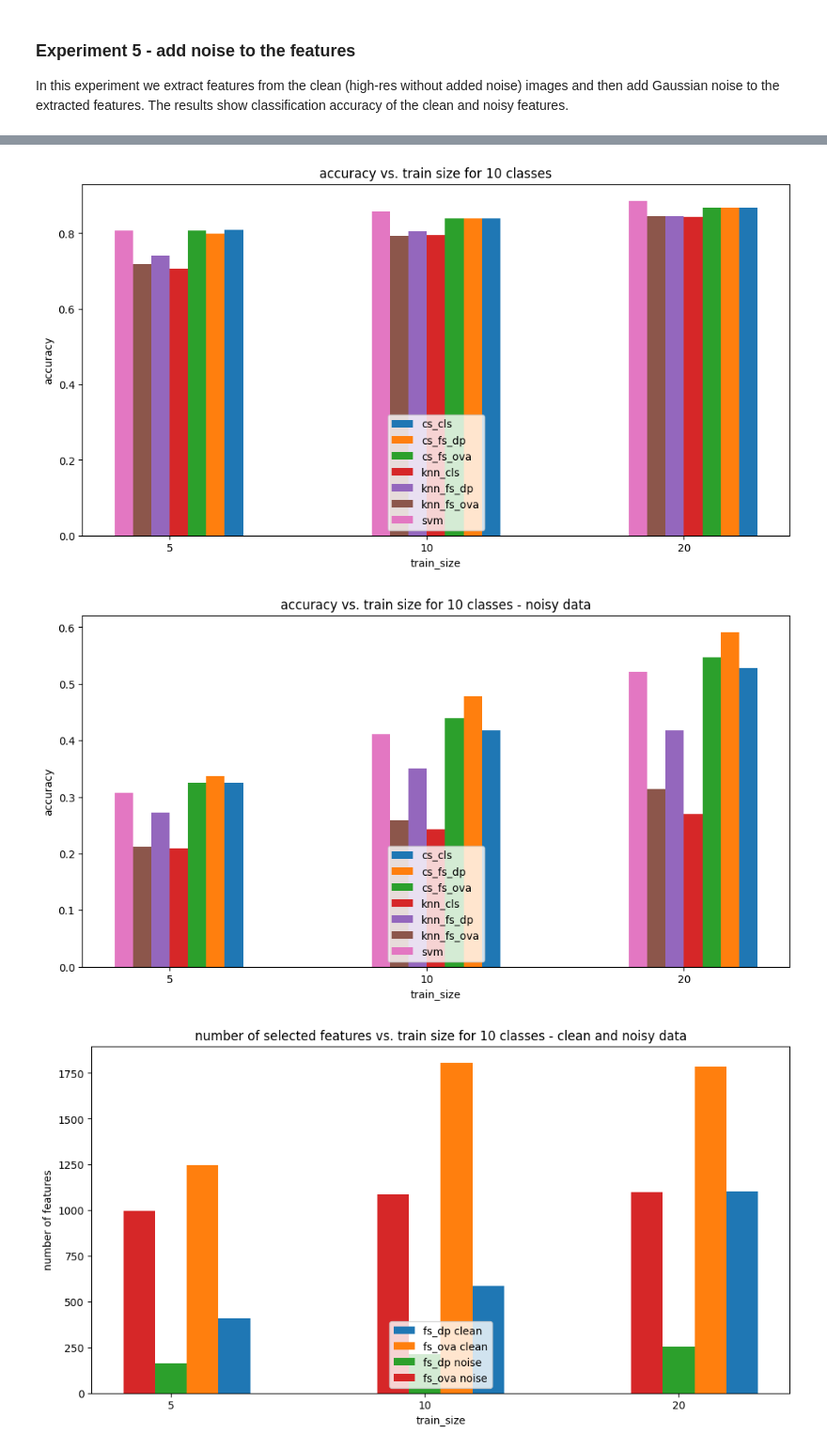
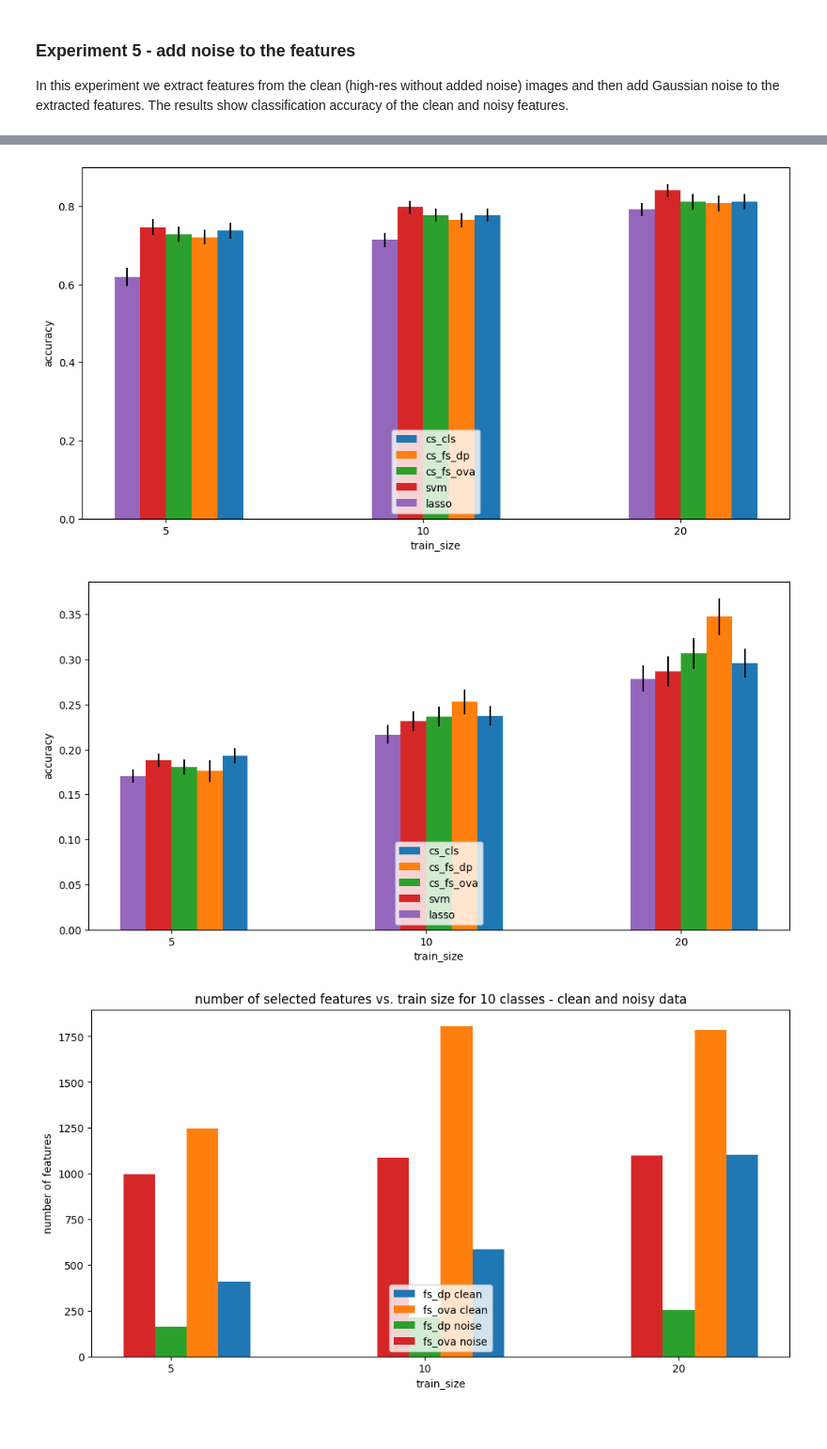
Before and after one commit to roei-go/HC-feature-selection, a Jupyter notebook: experiments/Code/cub_classification.ipynb, the cells around one changed output, grey strips where cells are left out. Shown at 94% size. Cells and saved outputs as stored; diff of their text form; code cells hidden in the pictures; blank space fills up the shorter version.

```diff
--- a/experiments/Code/cub_classification.ipynb
+++ b/experiments/Code/cub_classification.ipynb
@@ -667,10 +929,6 @@ Measuring accuracy with 5 classes,  20 training examples per class
 ### Experiment 5 - add noise to the features
 In this experiment we extract features from the clean (high-res without added noise) images and then add Gaussian noise to the extracted features. The results show classification accuracy of the clean and noisy features.
 # %%
-# optimize a SVM classifier to the train data
-svm_search_space = {'C' : hp.uniform('C',0.1,10),
-                        'kernel': hp.choice('kernel',['linear', 'poly', 'rbf', 'sigmoid']),
-                        'degree' : hp.choice('degree',list(range(1,10)))}
 # sample a label set
 label_set = np.random.choice(a=np.unique(y_train),size=5,replace=False)
 smpl_idx = []
@@ -680,8 +938,19 @@ for l in label_set:
 svm_X_train = X_train[smpl_idx]
 svm_y_train = y_train[smpl_idx]
 
-hyper_opt = model_hypopt(model=SVC,param_space=svm_search_space,X_train=svm_X_train, y_train=svm_y_train)
-best_params = hyper_opt.run()
+# optimize a SVM classifier to the train data
+svm_search_space = {'C' : hp.uniform('C',0.1,10),
+                        'kernel': hp.choice('kernel',['linear', 'poly', 'rbf', 'sigmoid']),
+                        'degree' : hp.choice('degree',list(range(1,10)))}
+hyper_opt = model_hypopt(model=SVC,param_space=svm_search_space,X_train=svm_X_train, y_train=svm_y_train, iterations=100)
+svm_best_params = hyper_opt.run()
+
+# tune a lasso classifier
+lasso_search_space = {'C' : hp.uniform('C',0.001,10),
+                          'penalty' : 'l1',
+                          'solver' : 'liblinear'}
+hyper_opt = model_hypopt(model=LogisticRegression, param_space=lasso_search_space, X_train=svm_X_train, y_train=svm_y_train, iterations=100)
+lasso_best_params = hyper_opt.run()
 # %%
 from lib.feature_selection import FeatureSelectionDiversityPursuitAnova,FeatureSelectionOneVsAllAnova, FeatureSelectionDiversityPursuitPermutation
 from utils.visualization import bar_plot_scores
@@ -700,9 +969,10 @@ cs_fs_ova = ClassifierFeatureSelection(cs_cls, ova_fs)
 knn_cls = KNeighborsClassifier(n_neighbors=train_sizes[0])
 knn_fs_dp = ClassifierFeatureSelection(knn_cls, dp_fs)
 knn_fs_ova = ClassifierFeatureSelection(knn_cls, ova_fs)
-svm_cls = SVC(**best_params)
-classifiers = [cs_cls, cs_fs_dp, cs_fs_ova, knn_cls, knn_fs_dp, knn_fs_ova, svm_cls]
-bar_labels = ['cs_cls', 'cs_fs_dp', 'cs_fs_ova', 'knn_cls', 'knn_fs_dp', 'knn_fs_ova', 'svm']
+svm_cls = SVC(**svm_best_params)
+lasso_cls = LogisticRegression(**lasso_best_params)
+classifiers = [cs_cls, cs_fs_dp, cs_fs_ova, svm_cls, lasso_cls]
+bar_labels = ['cs_cls', 'cs_fs_dp', 'cs_fs_ova', 'svm', 'lasso']
 num_experiments = 50
 # define possible sizes for the train set (number of train examples per class)
 num_classes = 10
@@ -729,12 +999,37 @@ for i in range(len(train_sizes)):
         smpl_y_train = y_train[smpl_idx]
         exp_X_test = X_test[test_idcs]
         exp_y_test = y_test[test_idcs]
-        accuracies[:,i,j], num_features[:,i,j] = multiple_classifiers_fit_predict(classifiers=classifiers, X_train=smpl_X_train, y_train=smpl_y_train, X_test=exp_X_test, y_test=exp_y_test)
+        accuracies[:-1,i,j], num_features[:-1,i,j] = multiple_classifiers_fit_predict(classifiers=classifiers[:-1], X_train=smpl_X_train, y_train=smpl_y_train, X_test=exp_X_test, y_test=exp_y_test)
+        lasso_cls.fit(smpl_X_train, smpl_y_train)
+        accuracies[-1,i,j] = lasso_cls.score(exp_X_test, exp_y_test)
+        lasso_features = []
+        for v in range(lasso_cls.coef_.shape[0]):
+            lasso_features.extend(list(np.flatnonzero(lasso_cls.coef_[v,:])))
+        lasso_features = set(lasso_features)
+        lasso_num_coeff = len(lasso_features)
+        num_features[-1,i,j] = lasso_num_coeff
+
+
+
 
         noisy_smpl_X_train = smpl_X_train + np.random.randn(*smpl_X_train.shape)*noise_std
         noisy_exp_X_test = exp_X_test + np.random.randn(*exp_X_test.shape)*noise_std
 
-        accuracies_w_noise[:,i,j], num_features_w_noise[:,i,j] = multiple_classifiers_fit_predict(classifiers=classifiers, X_train=noisy_smpl_X_train, y_train=smpl_y_train, X_test=noisy_exp_X_test, y_test=exp_y_test)
+        accuracies_w_noise[:-1,i,j], num_features_w_noise[:-1,i,j] = multiple_classifiers_fit_predict(classifiers=classifiers[:-1],
+                                                                                                      X_train=noisy_smpl_X_train,
+                                                                                                      y_train=smpl_y_train,
+                                                                                                      X_test=noisy_exp_X_test,
+                                                                                                      y_test=exp_y_test)
+        lasso_cls.fit(noisy_smpl_X_train, smpl_y_train)
+        accuracies_w_noise[-1,i,j] = lasso_cls.score(noisy_exp_X_test, exp_y_test)
+        lasso_features = []
+        for v in range(lasso_cls.coef_.shape[0]):
+            lasso_features.extend(list(np.flatnonzero(lasso_cls.coef_[v,:])))
+        lasso_features = set(lasso_features)
+        lasso_num_coeff = len(lasso_features)
+        num_features_w_noise[-1,i,j] = lasso_num_coeff
+
+
     print("clean data:")
     for l in range(len(classifiers)):
         print(f"classifier {bar_labels[l]}, mean accuracy is {np.mean(accuracies[l,i,:])}, std accuracy is {np.std(accuracies[l,i,:])}")
@@ -752,7 +1047,8 @@ bar_plot_scores(scores=np.mean(accuracies,axis=2),
                 xticklabels=train_sizes,
                 xlabel='train_size',
                 ylabel='accuracy',
-                title=f'accuracy vs. train size for {num_classes} classes')
+                title=f'',
+                err=2*np.std(accuracies,axis=2)/np.sqrt(accuracies.shape[2]))
 
 
 # plotting results for the noisy data
@@ -762,7 +1058,8 @@ bar_plot_scores(scores=np.mean(accuracies_w_noise,axis=2),
                 xticklabels=train_sizes,
                 xlabel='train_size',
                 ylabel='accuracy',
-                title=f'accuracy vs. train size for {num_classes} classes - noisy data')
+                title=f'',
+                err=2*np.std(accuracies_w_noise,axis=2)/np.sqrt(accuracies_w_noise.shape[2]))
 # %% [output]
 Measuring accuracy with 10 classes,  5 training examples per class
 ---------------------------------------------------------------
@@ -784,5 +1081,5 @@ classifier svm, mean accuracy is 0.5214809194773458, std accuracy is 0.049285521
-[figure, old version]
+[figure, new version]
-[figure, old version]
+[figure, new version]
 # %%
 # show the number of features from the clean and the noisy data side by side
 num_features_agg = np.concatenate((num_features[[1,2],:,:], num_features_w_noise[[1,2],:,:]), axis=0)
```
Also changed, not shown: parts of 39 cells of this notebook, 6 other files.
